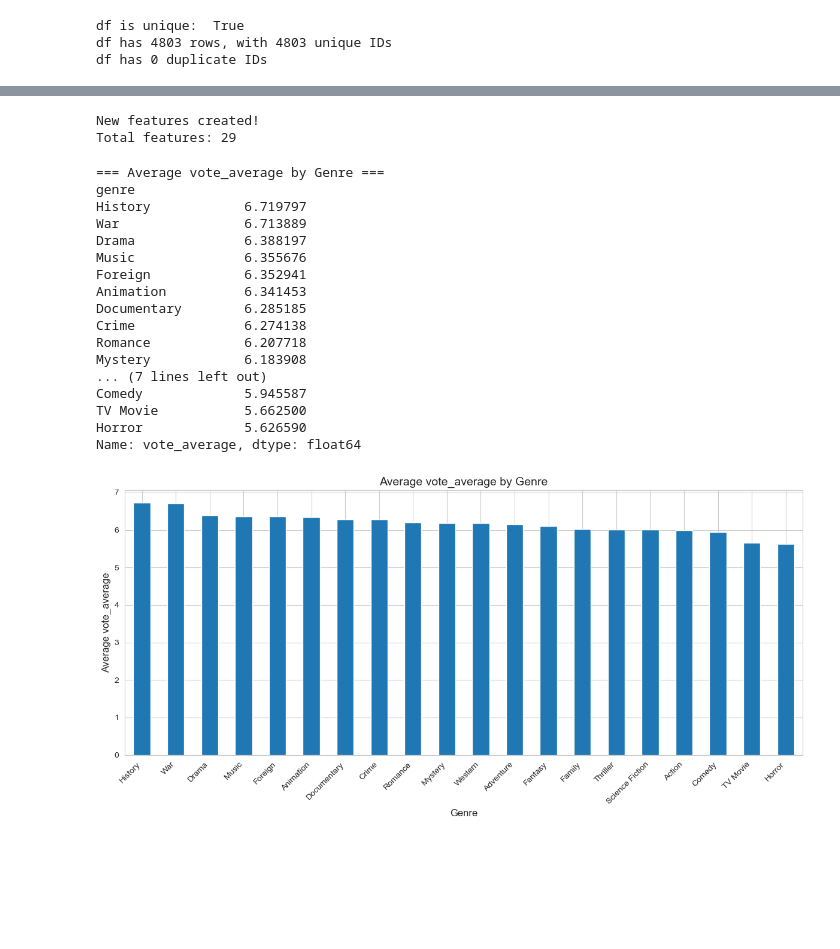
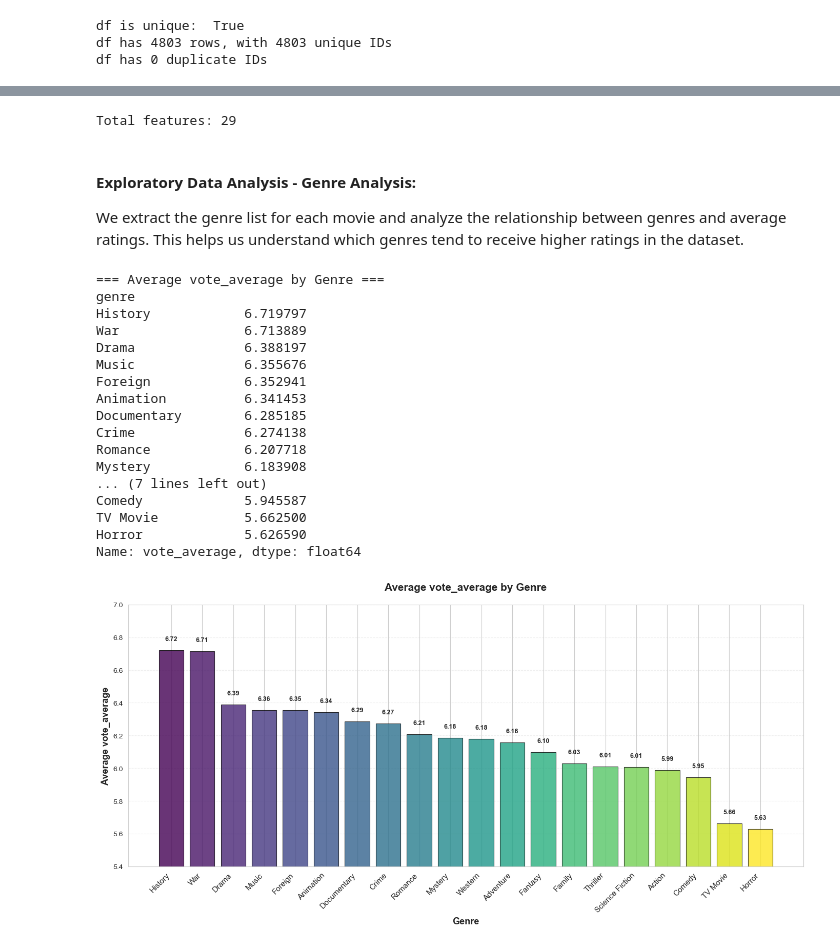
Before and after one commit to chuyiting/TMDB_Rating_Prediction, a Jupyter notebook: analysis.ipynb, the cells around one changed output, grey strips where cells are left out. Cells and saved outputs as stored; diff of their text form; code cells hidden in the pictures; blank space fills up the shorter version.

```diff
--- a/analysis.ipynb
+++ b/analysis.ipynb
@@ -8,5 +8,5 @@ The dataset was collected by compiling publicly available metadata from TMDb's A
 import pandas as pd
 import numpy as np
 
-df_credits=pd.read_csv('dataset/tmdb_5000_credits.csv')
-df=pd.read_csv('dataset/tmdb_5000_movies.csv')
+df_credits=pd.read_csv('archive/tmdb_5000_credits.csv')
+df=pd.read_csv('archive/tmdb_5000_movies.csv')
@@ -144,17 +135,11 @@ def safe_parse_json(x):
     return x
 
 df['num_genres'] = df['genres'].apply(lambda x: len(safe_parse_json(x)) if safe_parse_json(x) else 0)
-
 df['num_keywords'] = df['keywords'].apply(lambda x: len(safe_parse_json(x)) if safe_parse_json(x) else 0)
-
 df['num_production_companies'] = df['production_companies'].apply(lambda x: len(safe_parse_json(x)) if safe_parse_json(x) else 0)
-
 df['num_production_countries'] = df['production_countries'].apply(lambda x: len(safe_parse_json(x)) if safe_parse_json(x) else 0)
-
 df['num_spoken_languages'] = df['spoken_languages'].apply(lambda x: len(safe_parse_json(x)) if safe_parse_json(x) else 0)
-
 df['num_cast'] = df['cast'].apply(lambda x: len(safe_parse_json(x)) if safe_parse_json(x) else 0)
-
 df['num_crew'] = df['crew'].apply(lambda x: len(safe_parse_json(x)) if safe_parse_json(x) else 0)
 
 def get_director(crew_list):
@@ -175,11 +160,12 @@ def get_top_cast(cast_list, n=3):
 
 df['top_cast'] = df['cast'].apply(lambda x: get_top_cast(safe_parse_json(x)))
 
-print("New features created!")
 print(f"Total features: {df.shape[1]}")
 # %% [output]
-New features created!
 Total features: 29
+# %% [markdown]
+#### Exploratory Data Analysis - Genre Analysis:
+We extract the genre list for each movie and analyze the relationship between genres and average ratings. This helps us understand which genres tend to receive higher ratings in the dataset.
 # %%
 def extract_genres(genres_str):
     genres_list = safe_parse_json(genres_str)
@@ -196,37 +182,48 @@ for idx, row in df.iterrows():
     for genre in genres:
         all_genres.append(genre)
         genre_votes.append((genre, vote))
 
 genre_df = pd.DataFrame(genre_votes, columns=['genre', 'vote_average'])
 genre_avg = genre_df.groupby('genre')['vote_average'].mean().sort_values(ascending=False)
 
 print("=== Average vote_average by Genre ===")
 print(genre_avg)
 
-plt.figure(figsize=(12, 6))
-genre_avg.plot(kind='bar')
-plt.title('Average vote_average by Genre', fontsize=14)
-plt.xlabel('Genre', fontsize=12)
-plt.ylabel('Average vote_average', fontsize=12)
-plt.xticks(rotation=45, ha='right')
+# Create a more visually appealing plot
+plt.figure(figsize=(14, 7))
+colors = plt.cm.viridis(np.linspace(0, 1, len(genre_avg)))
+bars = plt.bar(range(len(genre_avg)), genre_avg.values, color=colors, edgecolor='black', linewidth=0.8, alpha=0.8)
+
+# Add value labels on top of bars
+for i, (bar, value) in enumerate(zip(bars, genre_avg.values)):
+    plt.text(bar.get_x() + bar.get_width()/2, bar.get_height() + 0.05,
+             f'{value:.2f}', ha='center', va='bottom', fontsize=9, fontweight='bold')
+
+plt.xticks(range(len(genre_avg)), genre_avg.index, rotation=45, ha='right', fontsize=11)
+plt.yticks(fontsize=10)
+plt.xlabel('Genre', fontsize=13, fontweight='bold')
+plt.ylabel('Average vote_average', fontsize=13, fontweight='bold')
+plt.title('Average vote_average by Genre', fontsize=15, fontweight='bold', pad=20)
+plt.grid(axis='y', alpha=0.3, linestyle='--')
+plt.ylim(5.4, 7.0)
 plt.tight_layout()
 plt.show()
 # %% [output]
 === Average vote_average by Genre ===
 genre
 History            6.719797
 War                6.713889
 Drama              6.388197
 Music              6.355676
 Foreign            6.352941
 Animation          6.341453
 Documentary        6.285185
 Crime              6.274138
 Romance            6.207718
 Mystery            6.183908
 ... (7 lines left out)
 Comedy             5.945587
 TV Movie           5.662500
 Horror             5.626590
 Name: vote_average, dtype: float64
-[figure, old version]
+[figure, new version]
```
Also changed, not shown: parts of 22 cells of this notebook, 1 other file.
